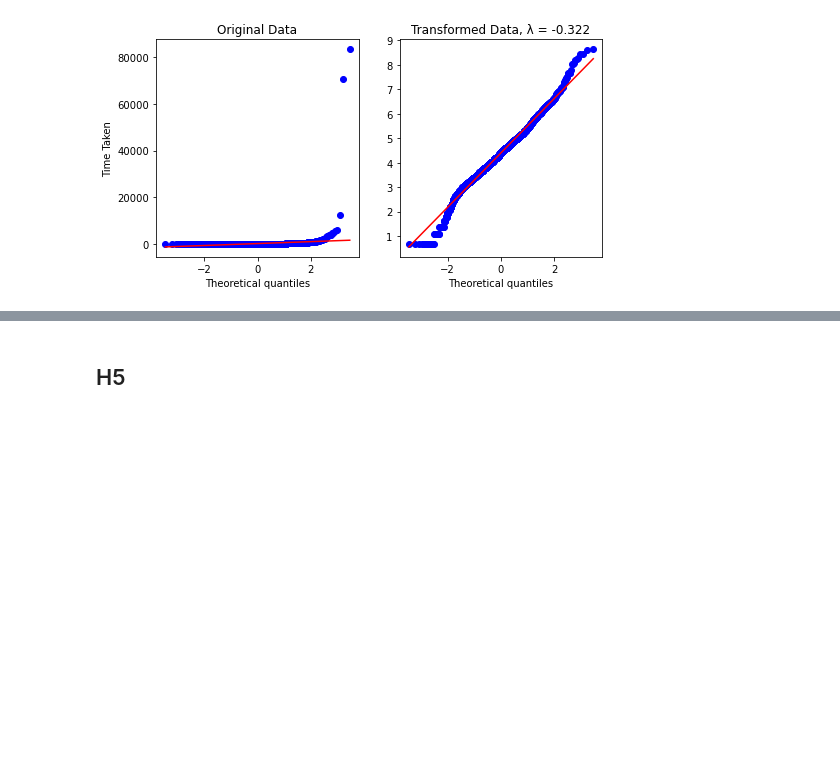
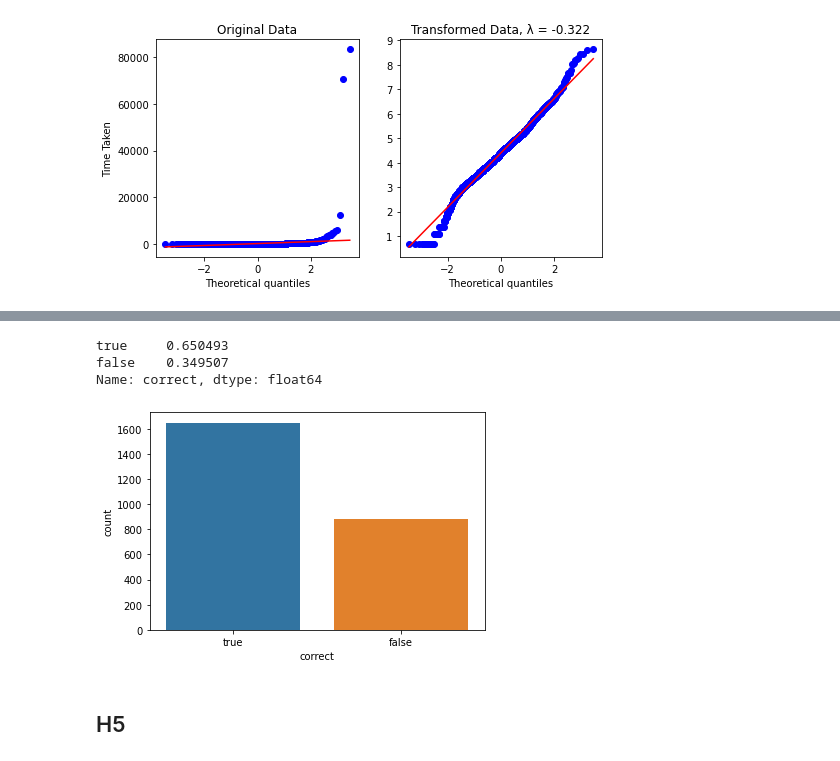
Before and after one commit to velitchko/graph-vis-evaluation-ext, a Jupyter notebook: python/Hypotheses.ipynb, the cells around one changed output, grey strips where cells are left out. Drawn from its saved outputs; the diff is of its cells as text; code cells hidden in the pictures; blank space fills up the shorter version.

```diff
--- a/python/Hypotheses.ipynb
+++ b/python/Hypotheses.ipynb
@@ -1037,0 +1089,10 @@ Sample does not look Gaussian (reject H0)
+# %%
+count_plot(h4_df[(h4_df['group']=='B')], 'correct')
+
+# check percentage of correct
+print(h4_df[(h4_df['group']=='B')]['correct'].value_counts()/len(h4_df[(h4_df['group']=='B')]))
+# %% [output]
+true     0.650493
+false    0.349507
+Name: correct, dtype: float64
+[figure, added]
```
Also changed, not shown: parts of 41 cells of this notebook.
